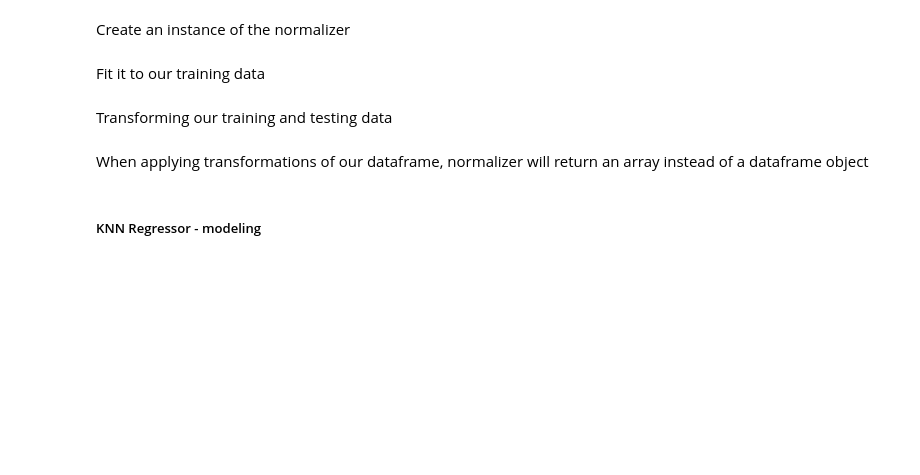
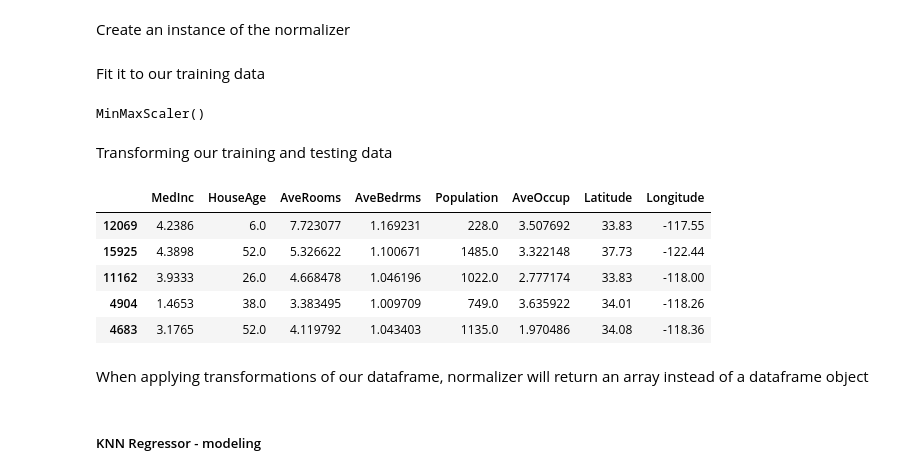
Before and after one commit to Aru-jan/IH-lessons, a Jupyter notebook: 7_ml/code_along_nb/7.2_feature_engineering.ipynb, the cells around one changed output. Saved outputs shown, nothing was run; the diff lists cells and outputs as text; code cells hidden in the pictures; blank space fills up the shorter version.

```diff
--- a/7_ml/code_along_nb/7.2_feature_engineering.ipynb
+++ b/7_ml/code_along_nb/7.2_feature_engineering.ipynb
@@ -106,3 +134,8 @@ from sklearn.preprocessing import MinMaxScaler, StandardScaler
+# %%
+features = df_cali.drop(columns = "median_house_value")
+target = df_cali["median_house_value"]
+# %%
+X_train, X_test, y_train, y_test = train_test_split(features, target, test_size = 0.20, random_state=0)
 # %% [markdown]
 #### Normalization
 # %% [markdown]
@@ -114,2 +145,4 @@ Create an instance of the normalizer
+# %%
+normalizer = MinMaxScaler()
 # %% [markdown]
 Fit it to our training data
@@ -118,2 +149,6 @@ Fit it to our training data
+# %%
+normalizer.fit(X_train)
+# %% [output]
+MinMaxScaler()
 # %% [markdown]
 Transforming our training and testing data
@@ -121,0 +155,9 @@ Transforming our training and testing data
+# %%
+X_train.head()
+# %% [output]
+|  | MedInc | HouseAge | AveRooms | AveBedrms | Population | AveOccup | Latitude | Longitude |
+| 12069 | 4.2386 | 6.0 | 7.723077 | 1.169231 | 228.0 | 3.507692 | 33.83 | -117.55 |
+| 15925 | 4.3898 | 52.0 | 5.326622 | 1.100671 | 1485.0 | 3.322148 | 37.73 | -122.44 |
+| 11162 | 3.9333 | 26.0 | 4.668478 | 1.046196 | 1022.0 | 2.777174 | 33.83 | -118.00 |
+| 4904 | 1.4653 | 38.0 | 3.383495 | 1.009709 | 749.0 | 3.635922 | 34.01 | -118.26 |
+| 4683 | 3.1765 | 52.0 | 4.119792 | 1.043403 | 1135.0 | 1.970486 | 34.08 | -118.36 |
```
Also changed, not shown: parts of 26 cells of this notebook.
